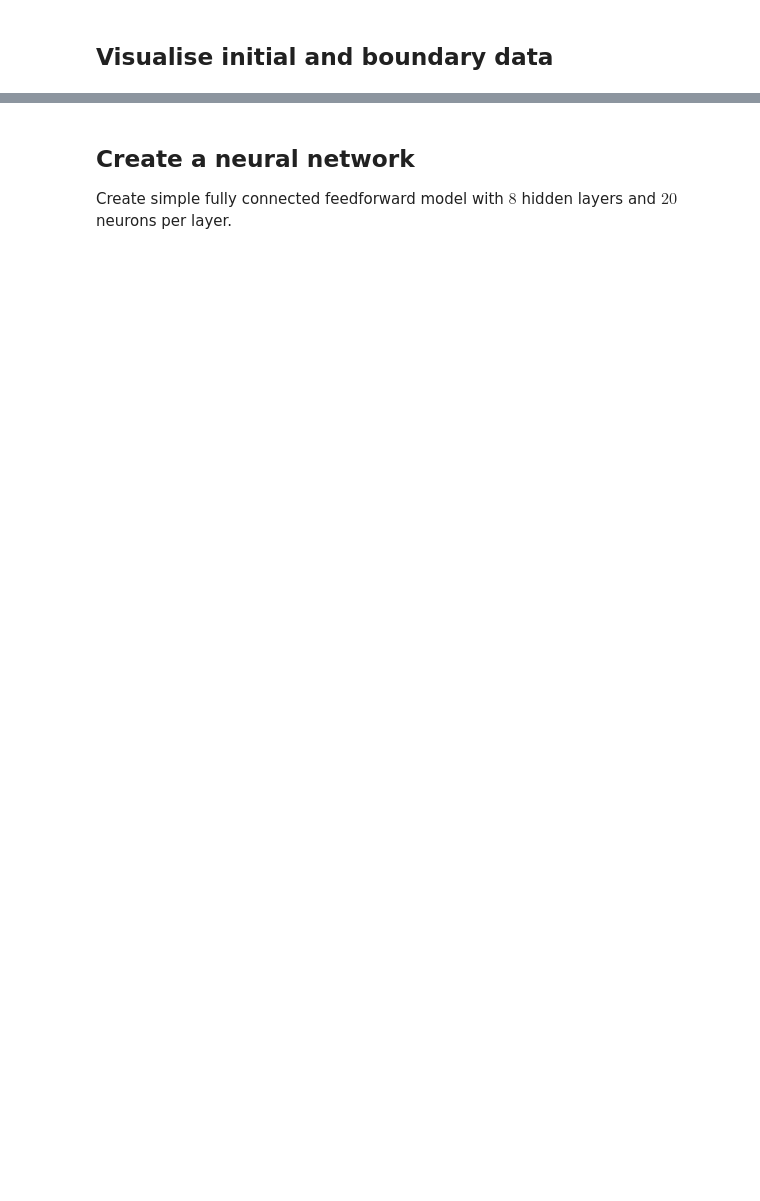
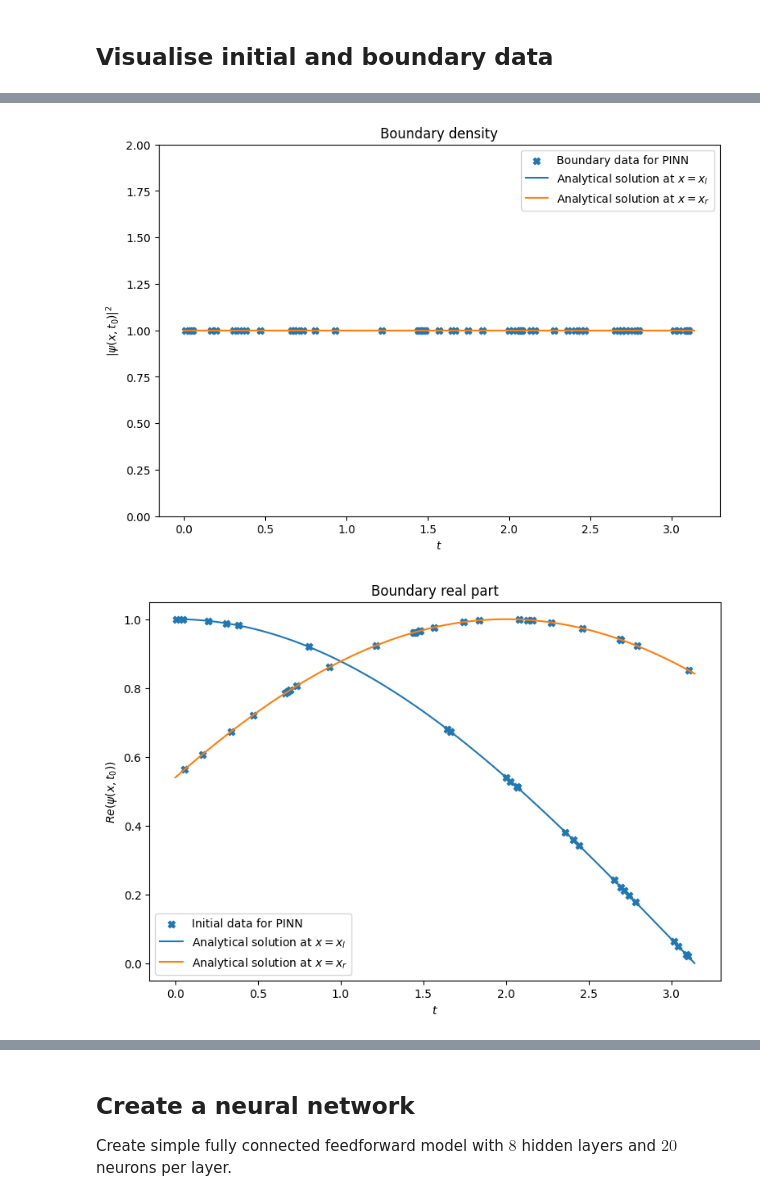
Before and after one commit to KunkelAlexander/pinn-tensorflow, a Jupyter notebook: linear_schroedinger_1d.ipynb, the cells around one changed output, grey strips where cells are left out. Saved outputs shown, nothing was run; the diff lists cells and outputs as text; code cells hidden in the pictures; blank space fills up the shorter version.

```diff
--- a/linear_schroedinger_1d.ipynb
+++ b/linear_schroedinger_1d.ipynb
@@ -117,3 +119,21 @@ WARNING:tensorflow:5 out of the last 14 calls to <function psi at 0x...> trigger
 # %% [markdown]
 ## Visualise initial and boundary data
+# %%
+import matplotlib.pyplot as plt
+
+n_linear     = 100
+
+# Make sure that input times and positions are tensors of shape (n, 1) because that is what psi expects
+xl_linear    = tf.ones((n_linear, 1)) * xl
+xr_linear    = tf.ones((n_linear, 1)) * xr
+t0_linear    = tf.ones((n_linear, 1)) * t0
+t1_linear    = tf.ones((n_linear, 1)) * t1
+x_linear     = tf.reshape(tf.linspace(xl, xr, n_linear), (n_linear, 1))
+t_linear     = tf.reshape(tf.linspace(t0, t1, n_linear), (n_linear, 1))
+# Reference for initial conditions
+psi_0_linear = psi(x_linear, t0_linear)
+psi_1_linear = psi(x_linear, t1_linear)
+# Reference for boundary conditions
+psi_l_linear = psi(xl_linear, t_linear)
+psi_r_linear = psi(xr_linear, t_linear)
 # %%
@@ -177,0 +179,37 @@ WARNING:tensorflow:6 out of the last 16 calls to <function psi at 0x...> trigger
+# %%
+fig = plt.figure(figsize=(9,6))
+plt.title('Boundary density')
+plt.scatter(t_boundary, get_density(psi_boundary),  marker='X', label="Boundary data for PINN")
+plt.plot(t_linear, get_density(psi_l_linear), label=r"Analytical solution at $x=x_l$")
+plt.plot(t_linear, get_density(psi_r_linear), label=r"Analytical solution at $x=x_r$")
+plt.ylim(0, 2)
+plt.xlabel('$t$')
+plt.ylabel('$|\psi(x, t_0)|^2$')#
+plt.legend()
+plt.show()
+plt.close()
+
+fig = plt.figure(figsize=(9,6))
+plt.title('Boundary real part')
+plt.scatter(t_boundary, get_real(psi_boundary),  marker='X', label="Initial data for PINN")
+plt.plot(t_linear, get_real(psi_l_linear), label=r"Analytical solution at $x=x_l$")
+plt.plot(t_linear, get_real(psi_r_linear), label=r"Analytical solution at $x=x_r$")
+plt.xlabel('$t$')
+plt.ylabel('$Re(\psi(x, t_0))$')#
+plt.legend()
+plt.show()
+plt.close()
+
+fig = plt.figure(figsize=(9,6))
+plt.title('Boundary imag part')
+plt.scatter(t_boundary, get_imag(psi_boundary),  marker='X', label="Boundary data for PINN")
+plt.plot(t_linear, get_imag(psi_l_linear), label=r"Analytical solution at $x=x_l$")
+plt.plot(t_linear, get_imag(psi_r_linear), label=r"Analytical solution at $x=x_r$")
+plt.xlabel('$t$')
+plt.ylabel('$Im(\psi(x, t_0))$')#
+plt.legend()
+plt.show()
+plt.close()
+# %% [output]
+[figure, added]
+[figure, added]
```
Also changed, not shown: parts of 31 cells of this notebook.
